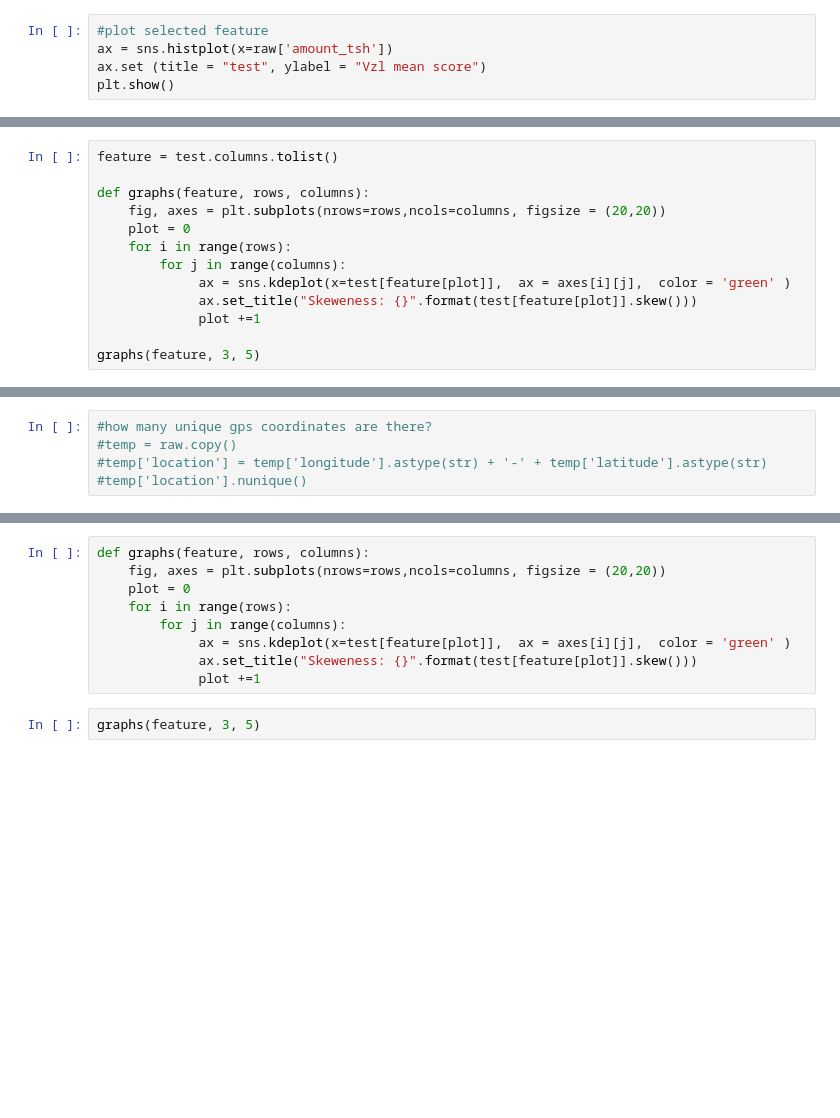
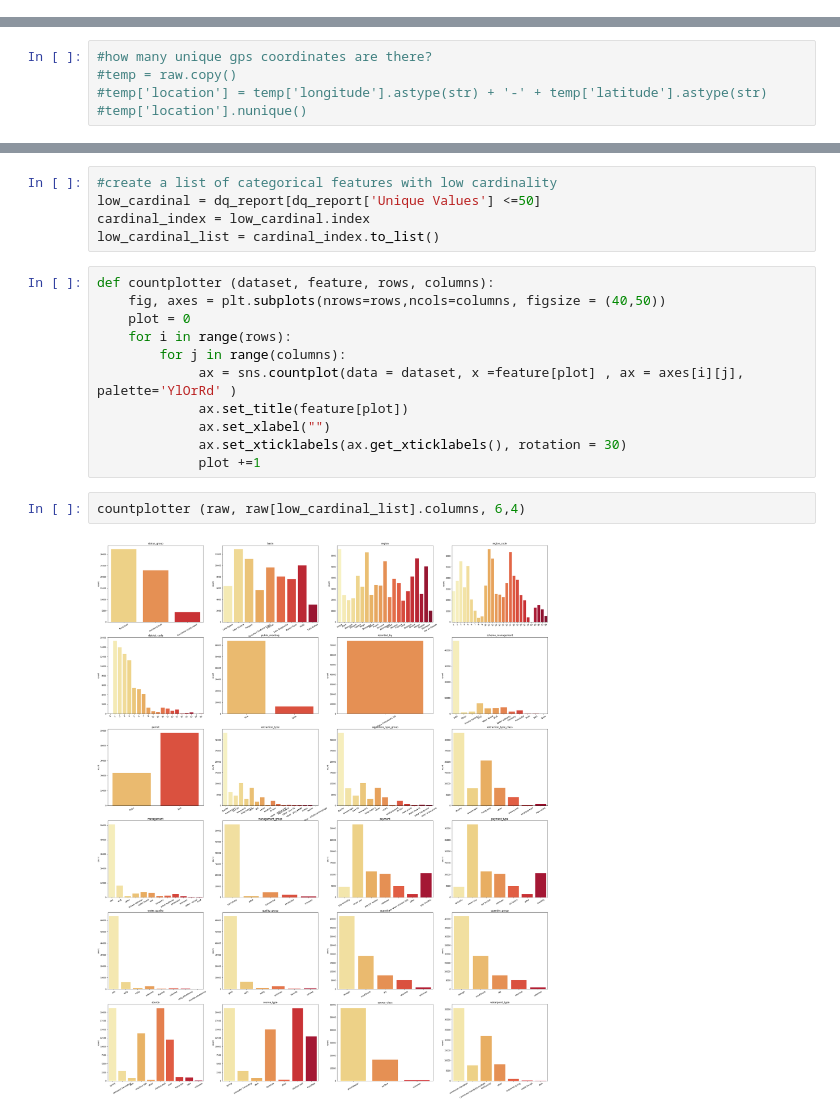
Before and after one commit to BrendaLoznik/waterpumps, a Jupyter notebook: Waterpumps.ipynb, the cells around one changed output, grey strips where cells are left out. Saved outputs shown, nothing was run; the diff lists cells and outputs as text; blank space fills up the shorter version.

```diff
--- a/Waterpumps.ipynb
+++ b/Waterpumps.ipynb
@@ -194,5 +186,0 @@ Sat May 15 10:57:42 2021
-# %%
-#plot selected feature
-ax = sns.histplot(x=raw['amount_tsh'])
-ax.set (title = "test", ylabel = "Vzl mean score")
-plt.show()
@@ -220,16 +187,3 @@ NameError: ignored
-# %%
-feature = test.columns.tolist()
-
-def graphs(feature, rows, columns):
-    fig, axes = plt.subplots(nrows=rows,ncols=columns, figsize = (20,20))
-    plot = 0
-    for i in range(rows):
-        for j in range(columns):
-             ax = sns.kdeplot(x=test[feature[plot]],  ax = axes[i][j],  color = 'green' )
-             ax.set_title("Skeweness: {}".format(test[feature[plot]].skew()))
-             plot +=1
-
-graphs(feature, 3, 5)
 # %% [markdown]
 ####**2.1.1 Categorical data**
 # %%
@@ -342,11 +270,20 @@ dq_report
+# %%
+#create a list of categorical features with low cardinality
+low_cardinal = dq_report[dq_report['Unique Values'] <=50]
+cardinal_index = low_cardinal.index
+low_cardinal_list = cardinal_index.to_list()
 # %%
-def graphs(feature, rows, columns):
-    fig, axes = plt.subplots(nrows=rows,ncols=columns, figsize = (20,20))
+def countplotter (dataset, feature, rows, columns):
+    fig, axes = plt.subplots(nrows=rows,ncols=columns, figsize = (40,50))
     plot = 0
     for i in range(rows):
         for j in range(columns):
-             ax = sns.kdeplot(x=test[feature[plot]],  ax = axes[i][j],  color = 'green' )
-             ax.set_title("Skeweness: {}".format(test[feature[plot]].skew()))
+             ax = sns.countplot(data = dataset, x =feature[plot] , ax = axes[i][j], palette='YlOrRd' )
+             ax.set_title(feature[plot])
+             ax.set_xlabel("")
+             ax.set_xticklabels(ax.get_xticklabels(), rotation = 30)
              plot +=1
-# %%
-graphs(feature, 3, 5)
+# %%
+countplotter (raw, raw[low_cardinal_list].columns, 6,4)
+# %% [output]
+[figure, added]
```
Also changed, not shown: parts of 12 cells of this notebook.
